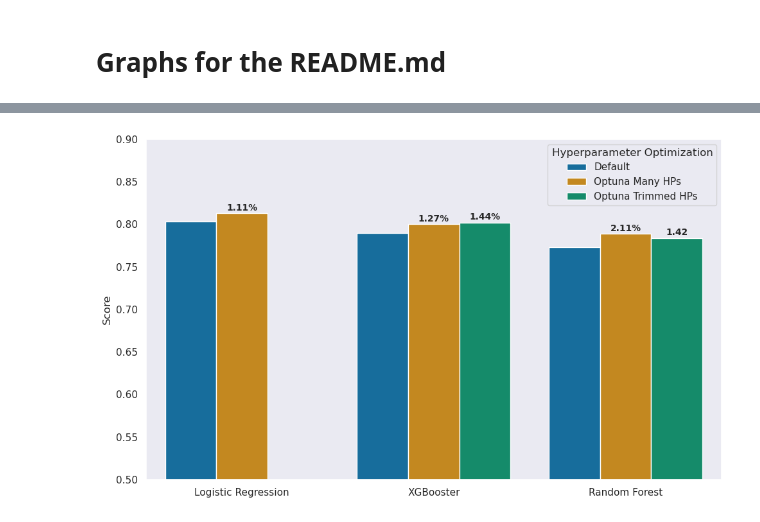
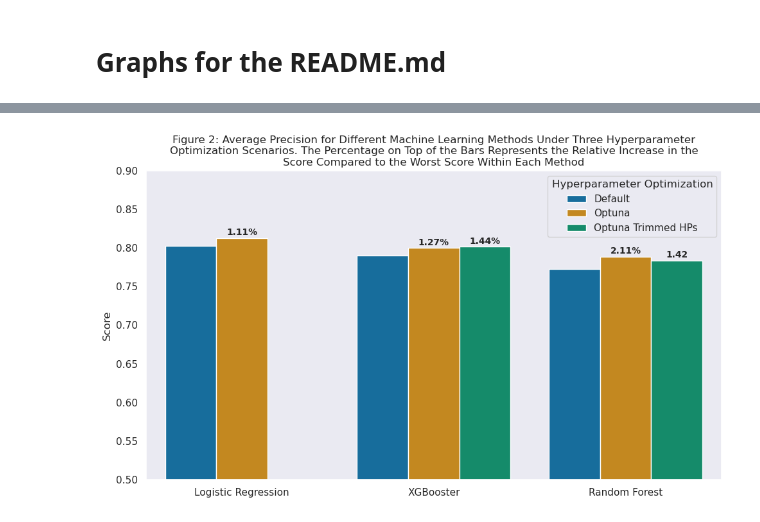
Before and after one commit to alexhubbe/credit_card_fraud_detection_kaggle, a Jupyter notebook: notebooks/ah_appendix.ipynb, the cells around one changed output, grey strips where cells are left out. Drawn from its saved outputs; the diff is of its cells as text; code cells hidden in the pictures.

```diff
--- a/notebooks/ah_appendix.ipynb
+++ b/notebooks/ah_appendix.ipynb
@@ -492,7 +500,7 @@ data = {
         "Random Forest"
     ],
     "Default": [0.803, 0.790, 0.773],
-    "Optuna Many HPs": [0.813, 0.800, 0.789],
+    "Optuna": [0.813, 0.800, 0.789],
     "Optuna Trimmed HPs": [0, 0.802, 0.784]
 }
 
@@ -510,31 +518,37 @@ ax = sns.barplot(data=df_long, x="Method", y="Score", hue="Approach", width=0.8)
 ax.set_ylim(0.5, 0.9)
 
 # Define annotations for specific bars
 annotations = {
     3: "1.11%", 4: "1.27%", 5: "2.11%",
     7: "1.44%", 8: "1.42"
 }
 
 # Add text annotations to specific bars
 for i, bar in enumerate(ax.patches):
     if i in annotations:
         ax.text(bar.get_x() + bar.get_width()/2,  # X position (centered on bar)
                 bar.get_height() + 0.001,          # Y position (above bar)
                 annotations[i],                   # Annotation text
                 ha='center', va='bottom',
                 fontsize=10, fontweight='bold')
+# Title text
+title = "Figure 2: Average Precision for Different Machine Learning Methods Under Three Hyperparameter Optimization Scenarios. The Percentage on Top of the Bars Represents the Relative Increase in the Score Compared to the Worst Score Within Each Method"
+
+# Wrap the title text to fit the figure
+wrapped_title = "\n".join(textwrap.wrap(title, width=100))
 
 # Formatting
+plt.title(wrapped_title)
 plt.xlabel("")
 plt.ylabel("Score")
 plt.xticks(ha="center")  # Ensure labels are centered
 plt.legend(title="Hyperparameter Optimization")
 
 #save plot
 plt.savefig(HP_OPTIMIZATION_FIG,dpi=150)
 
 # Show plot
 plt.tight_layout()
 plt.show()
 # %% [output]
-[figure, old version]
+[figure, new version]
```
Also changed, not shown: parts of 4 cells of this notebook, 7 other files.
